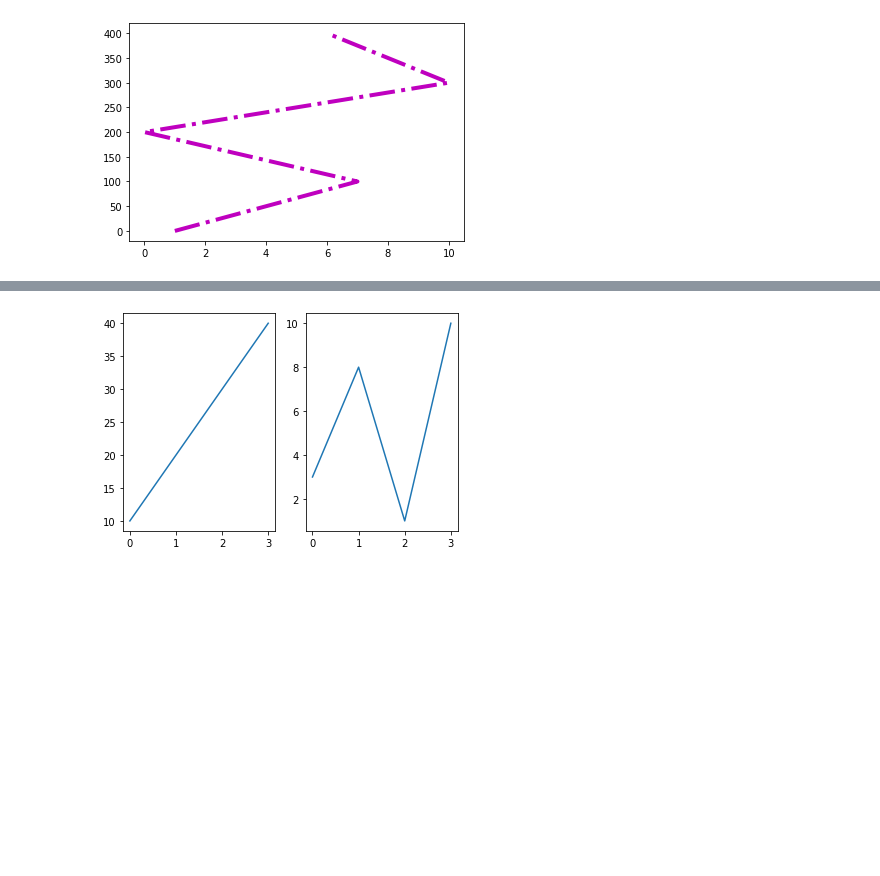
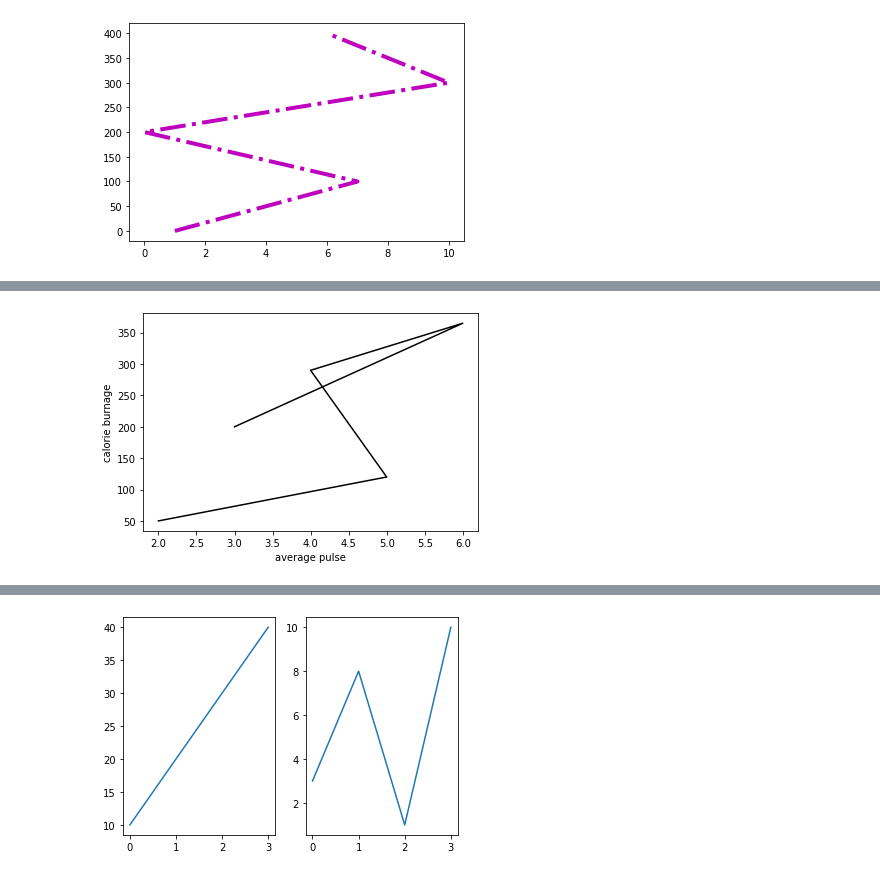
Before and after one commit to Rakshithauppu/python-programs, a Jupyter notebook: matplotlib.ipynb, the cells around one changed output, grey strips where cells are left out. Cells and saved outputs as stored; diff of their text form; code cells hidden in the pictures; blank space fills up the shorter version.

```diff
--- a/matplotlib.ipynb
+++ b/matplotlib.ipynb
@@ -111,0 +121,11 @@ plt.show()
+# %%
+import matplotlib.pyplot as plt
+import numpy as np
+x=([2,5,4,6,3])
+y=([50,120,290,365,200])
+plt.plot(x,y,color='black')
+plt.xlabel("average pulse")
+plt.ylabel("calorie burnage")
+plt.show()
+# %% [output]
+[figure, added]
```
Also changed, not shown: parts of 11 cells of this notebook.
